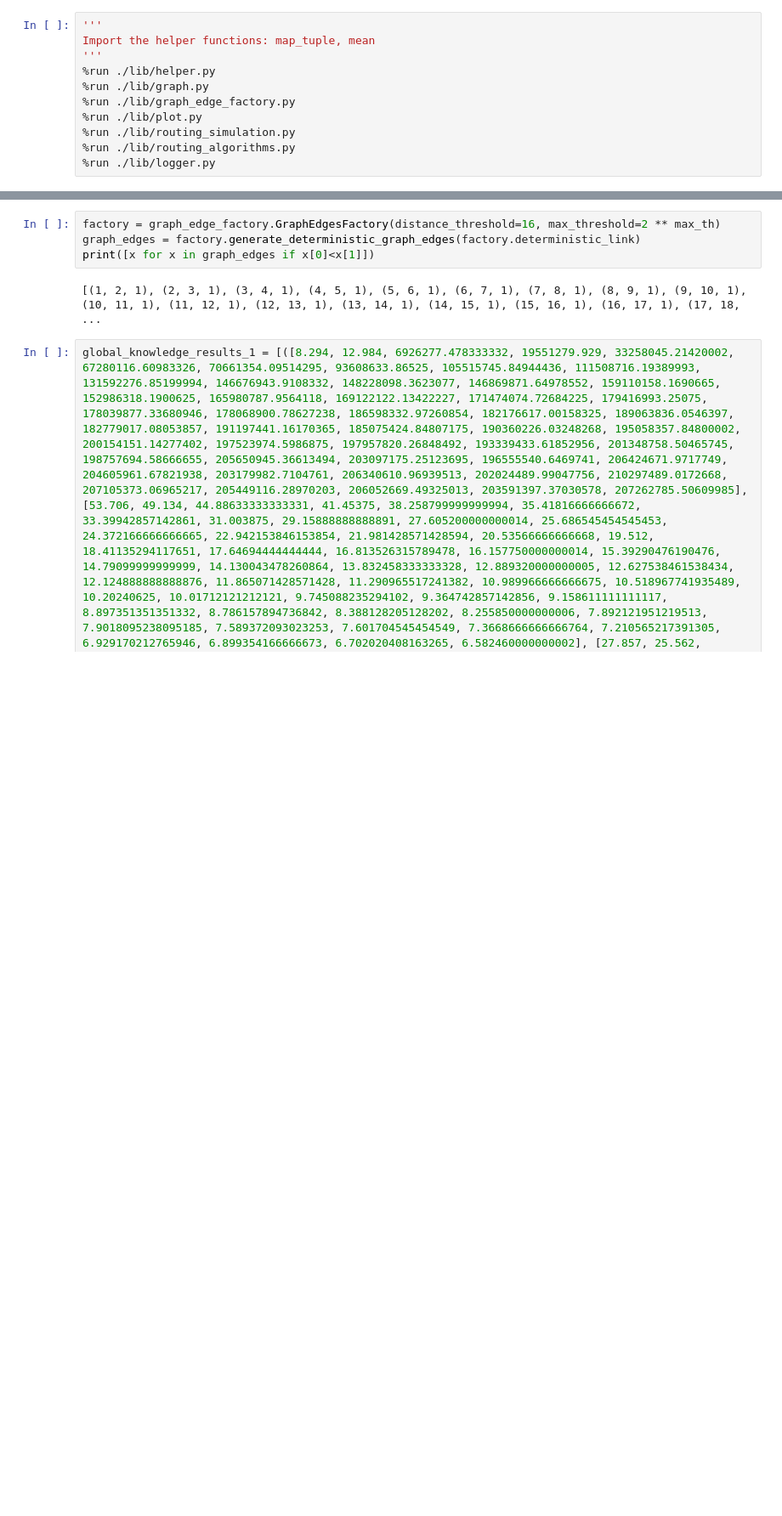
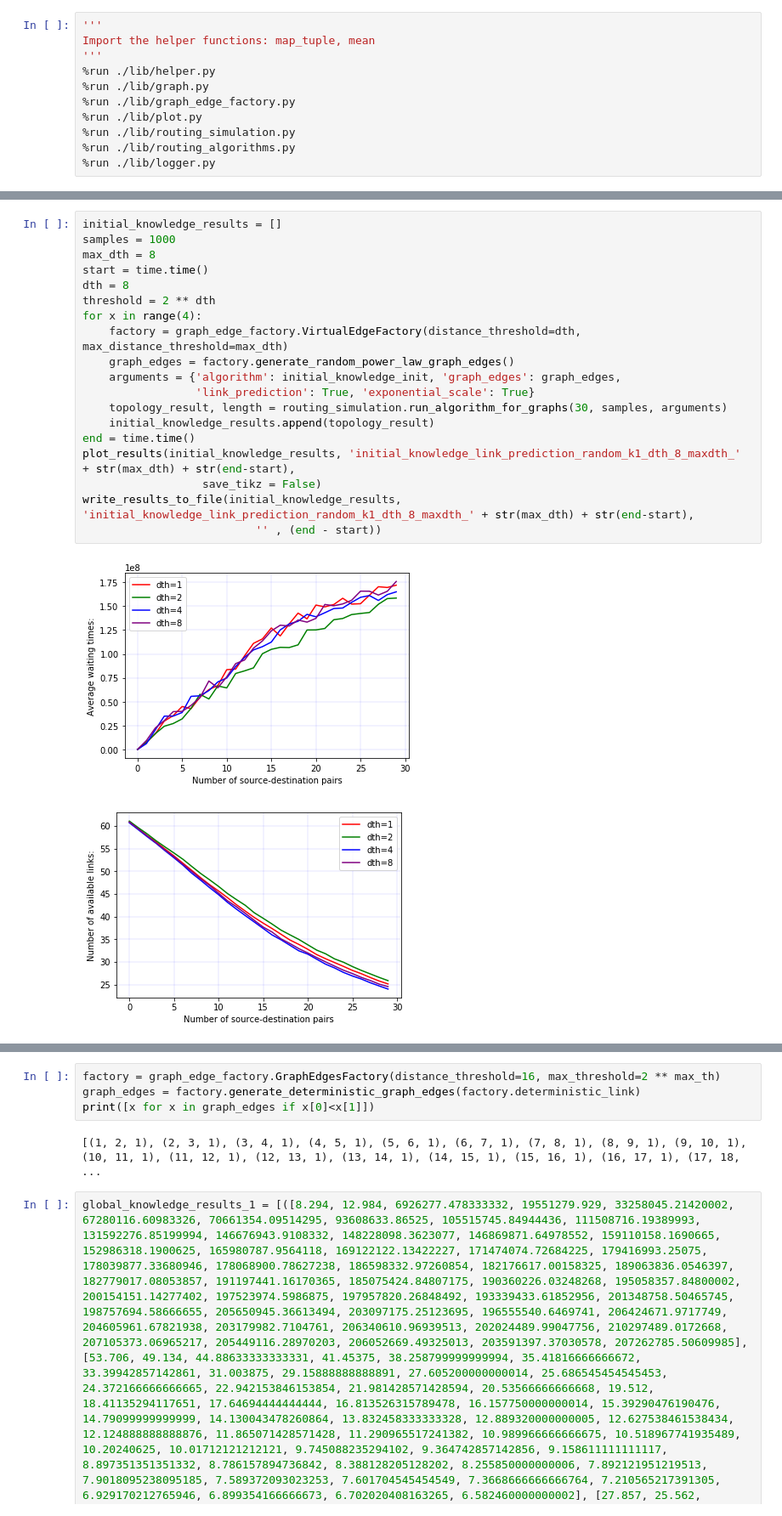
Before and after one commit to antalszava/quantum_network_routing, a Jupyter notebook: notebooks/proc_1.ipynb, the cells around one changed output, grey strips where cells are left out. Shown at 85% size. Drawn from its saved outputs; the diff is of its cells as text; blank space fills up the shorter version.

```diff
--- a/notebooks/proc_1.ipynb
+++ b/notebooks/proc_1.ipynb
@@ -31,0 +64,22 @@ write_results_to_file(global_knowledge_results, 'global_knowledge_det_maxdth_' +
+# %%
+initial_knowledge_results = []
+samples = 1000
+max_dth = 8
+start = time.time()
+dth = 8
+threshold = 2 ** dth
+for x in range(4):
+    factory = graph_edge_factory.VirtualEdgeFactory(distance_threshold=dth, max_distance_threshold=max_dth)
+    graph_edges = factory.generate_random_power_law_graph_edges()
+    arguments = {'algorithm': initial_knowledge_init, 'graph_edges': graph_edges,
+                 'link_prediction': True, 'exponential_scale': True}
+    topology_result, length = routing_simulation.run_algorithm_for_graphs(30, samples, arguments)
+    initial_knowledge_results.append(topology_result)
+end = time.time()
+plot_results(initial_knowledge_results, 'initial_knowledge_link_prediction_random_k1_dth_8_maxdth_' + str(max_dth) + str(end-start),
+                  save_tikz = False)
+write_results_to_file(initial_knowledge_results, 'initial_knowledge_link_prediction_random_k1_dth_8_maxdth_' + str(max_dth) + str(end-start),
+                          '' , (end - start))
+# %% [output]
+[figure, added]
+[figure, added]
```
Also changed, not shown: parts of 20 cells of this notebook, 32 other files.
